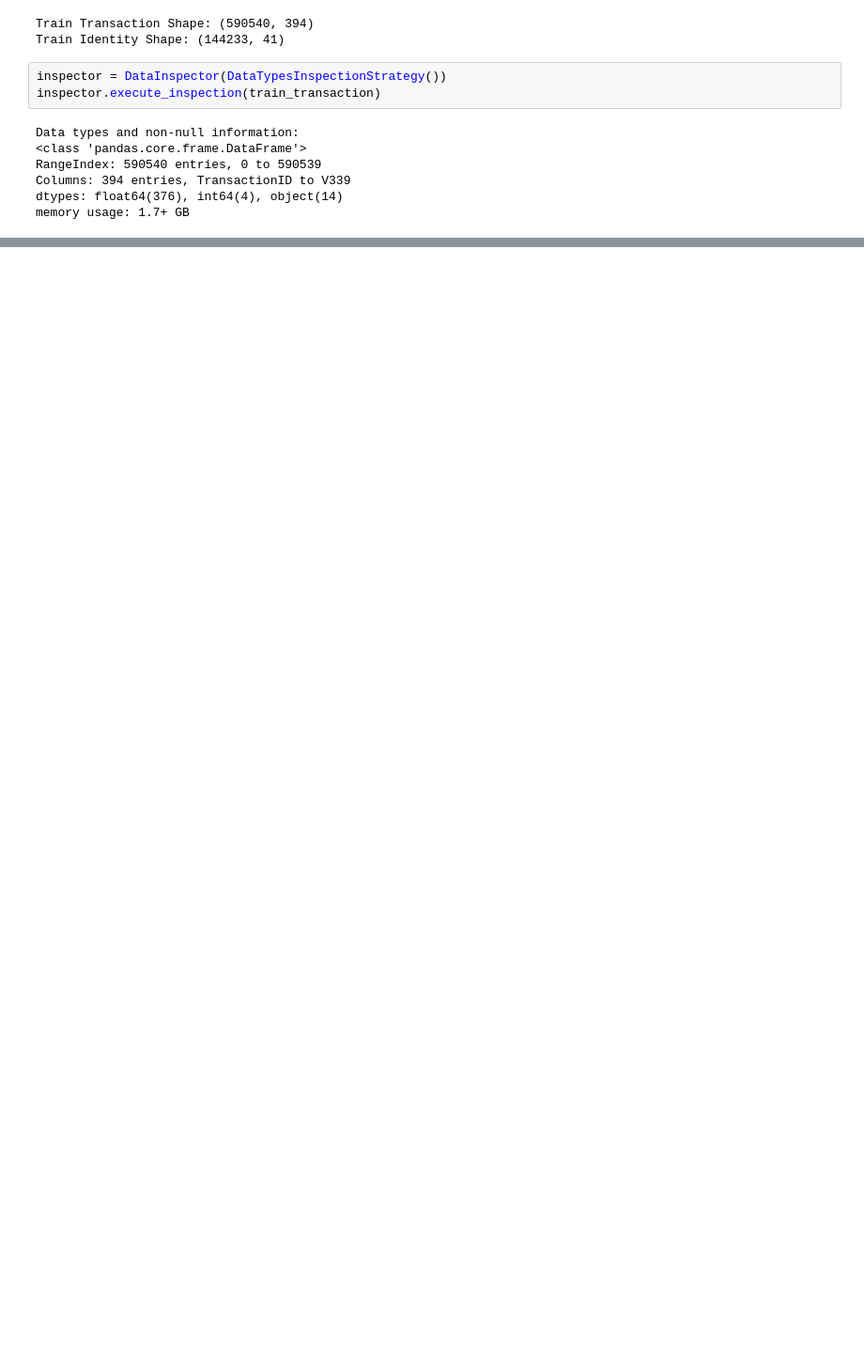
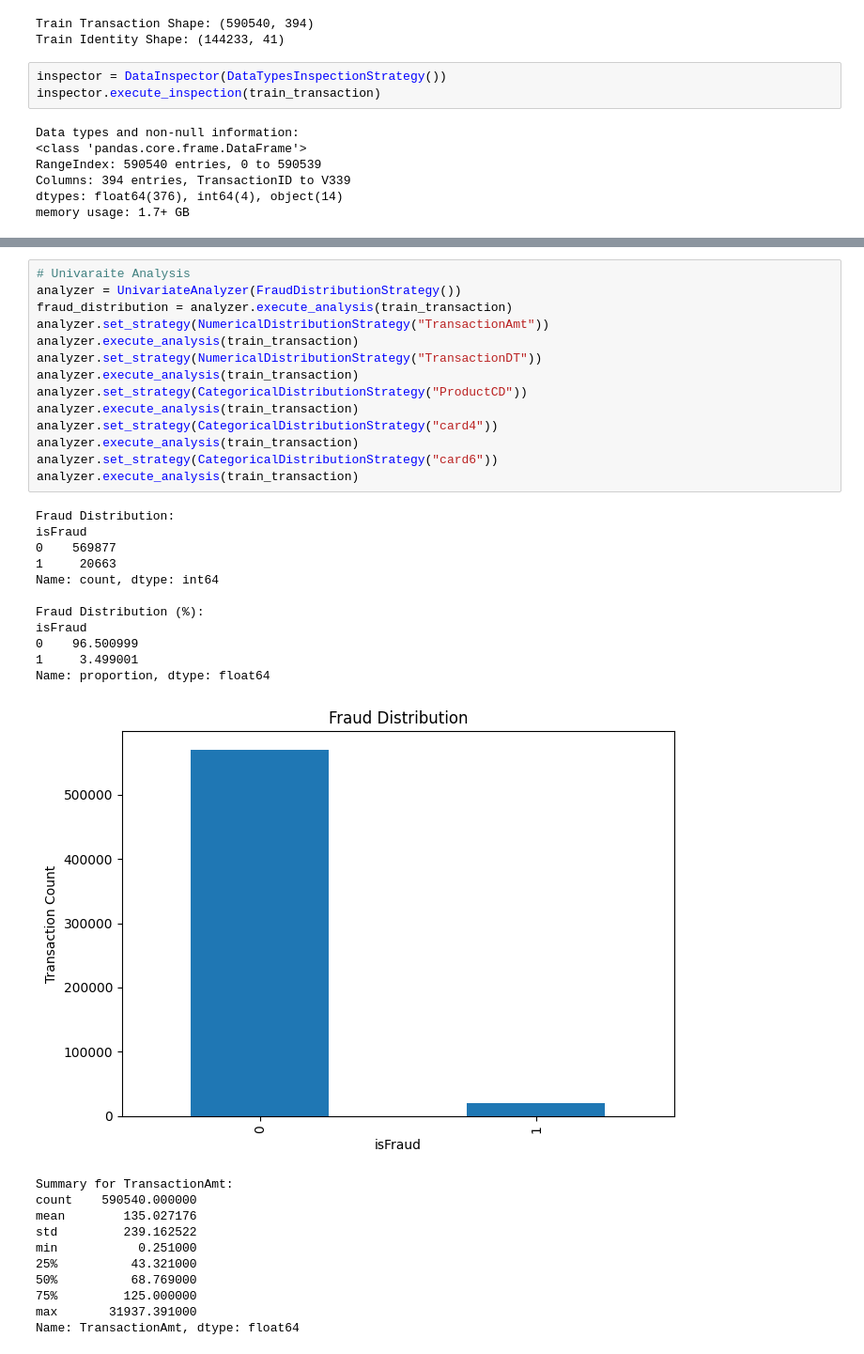
Before and after one commit to manojitkhatua/trace-ai, a Jupyter notebook: src/analysis/EDA.ipynb, the cells around one changed output, grey strips where cells are left out. Shown at 94% size. Drawn from its saved outputs; the diff is of its cells as text; blank space fills up the shorter version.

Commit message:
Add EDA and analysis modules

```diff
--- a/src/analysis/EDA.ipynb
+++ b/src/analysis/EDA.ipynb
@@ -84,0 +95,37 @@ So roughly 86% are missing for those fields.This is important.We should not auto
+# %%
+# Univaraite Analysis
+analyzer = UnivariateAnalyzer(FraudDistributionStrategy())
+fraud_distribution = analyzer.execute_analysis(train_transaction)
+analyzer.set_strategy(NumericalDistributionStrategy("TransactionAmt"))
+analyzer.execute_analysis(train_transaction)
+analyzer.set_strategy(NumericalDistributionStrategy("TransactionDT"))
+analyzer.execute_analysis(train_transaction)
+analyzer.set_strategy(CategoricalDistributionStrategy("ProductCD"))
+analyzer.execute_analysis(train_transaction)
+analyzer.set_strategy(CategoricalDistributionStrategy("card4"))
+analyzer.execute_analysis(train_transaction)
+analyzer.set_strategy(CategoricalDistributionStrategy("card6"))
+analyzer.execute_analysis(train_transaction)
+# %% [output]
+Fraud Distribution:
+isFraud
+0    569877
+1     20663
+Name: count, dtype: int64
+
+Fraud Distribution (%):
+isFraud
+0    96.500999
+1     3.499001
+Name: proportion, dtype: float64
+[figure, added]
+Summary for TransactionAmt:
+count    590540.000000
+mean        135.027176
+std         239.162522
+min           0.251000
+25%          43.321000
+50%          68.769000
+75%         125.000000
+max       31937.391000
+Name: TransactionAmt, dtype: float64
```
Also changed, not shown: parts of 22 cells of this notebook, 6 other files.
